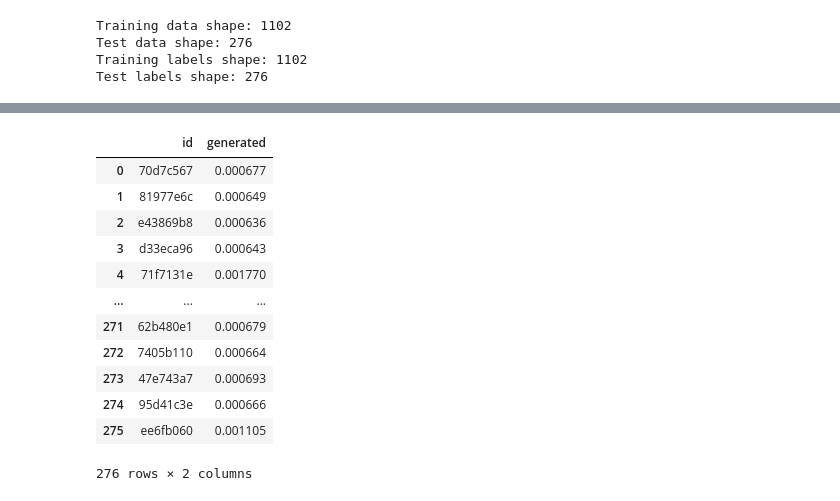
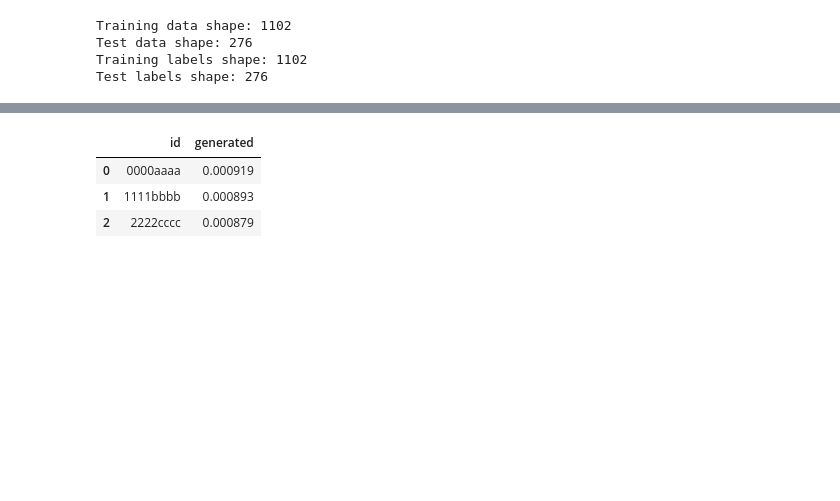
Before and after one commit to ahkatlio/LLM-Detect-AI-Generated-Text, a Jupyter notebook: model2.ipynb, the cells around one changed output, grey strips where cells are left out. Cells and saved outputs as stored; diff of their text form; code cells hidden in the pictures; blank space fills up the shorter version.

```diff
--- a/model2.ipynb
+++ b/model2.ipynb
@@ -87,3 +94,14 @@ test_df
 | 274 | 95d41c3e | 0 | Do you know what pollution is? Ha... |
 | 275 | ee6fb060 | 1 | The Electoral Colleage is not a C... |
 276 rows × 3 columns
+# %%
+# Load the test data into a DataFrame
+test_data = pd.read_csv('Data/test_essays.csv')
+
+test_data['text'] = test_df['text']
+
+# Create a new DataFrame for prediction
+test_data_for_prediction = test_data.copy()
+
+# Display the test data for prediction
+test_data_for_prediction
@@ -153,5 +207,12 @@ Test labels shape: 276
 # %%
 from keras.models import Sequential
 from keras.layers import LSTM, Dense, Dropout
+# %%
+# Convert PyTorch tensors to numpy arrays
+X_np = X.cpu().numpy()
+y_np = y.cpu().numpy()
+X_test_for_prediction_np = X_test_for_prediction.cpu().numpy()
+X_test = X_test.cpu().numpy()
+y_test = y_test.cpu().numpy()
 # %%
 # Define the model
@@ -231,6 +379,6 @@ model_rnn.save('my_model.h5')
 # %%
 # Load the model
 from keras.models import load_model
-model = load_model('my_model.h5')
+model_rnn = load_model('my_model.h5')
 # %%
 # X_test is the test data and y_test are the true labels
@@ -267,24 +415,15 @@ weighted avg       1.00      1.00      0.99       276
 ROC AUC: 0.5
 [figure]
 # %%
-import pandas as pd
-from sklearn.model_selection import train_test_split
-
-# Create an array of IDs
-ids = df['id'].values
-
-# Split the IDs into training and test sets
-_, ids_test = train_test_split(ids, test_size=0.2, random_state=42)
-
 # Generate predictions
-predictions = model.predict(X_test)
+predictions = model_rnn.predict(X_test_for_prediction_np)
 
 # If predictions is not a 1D array, flatten it
 if predictions.ndim != 1:
     predictions = predictions.flatten()
 
 # Define the file path
-file_path = 'Data/sample_submission.csv'
+file_path = 'Data/sample_submission.csv' #change the path according to kaggel
 
 # Load the existing DataFrame
 submission_df = pd.read_csv(file_path)
@@ -293,7 +432,7 @@ submission_df = pd.read_csv(file_path)
 submission_df = submission_df[0:0]
 
 # Add the new data
-submission_df['id'] = ids_test
+submission_df['id'] = test_data_for_prediction['id']
 submission_df['generated'] = predictions
 
 # Write the DataFrame back to the CSV file
@@ -303,20 +442,8 @@ submission_df.to_csv(file_path, index=False)
 # %%
-
-submission_df = pd.read_csv('Data/sample_submission.csv')
-
 # Display the data
 submission_df
 # %% [output]
 |  | id | generated |
-| 0 | 70d7c567 | 0.000677 |
-| 1 | 81977e6c | 0.000649 |
-| 2 | e43869b8 | 0.000636 |
-| 3 | d33eca96 | 0.000643 |
-| 4 | 71f7131e | 0.001770 |
-| ... | ... | ... |
-| 271 | 62b480e1 | 0.000679 |
-| 272 | 7405b110 | 0.000664 |
-| 273 | 47e743a7 | 0.000693 |
-| 274 | 95d41c3e | 0.000666 |
-| 275 | ee6fb060 | 0.001105 |
+| 0 | 0000aaaa | 0.000919 |
+| 1 | 1111bbbb | 0.000893 |
+| 2 | 2222cccc | 0.000879 |
-276 rows × 2 columns
```
Also changed, not shown: parts of 15 cells of this notebook.
